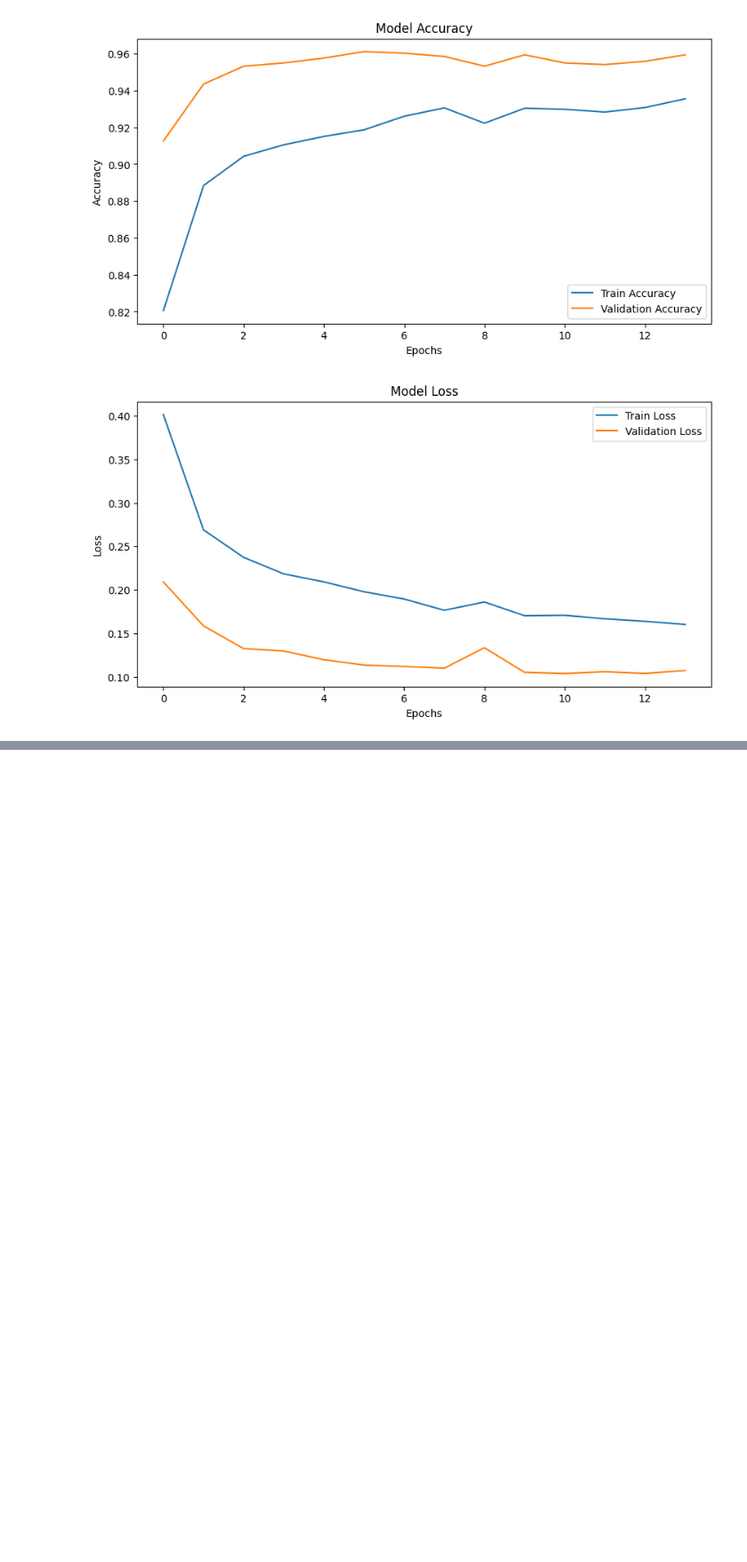
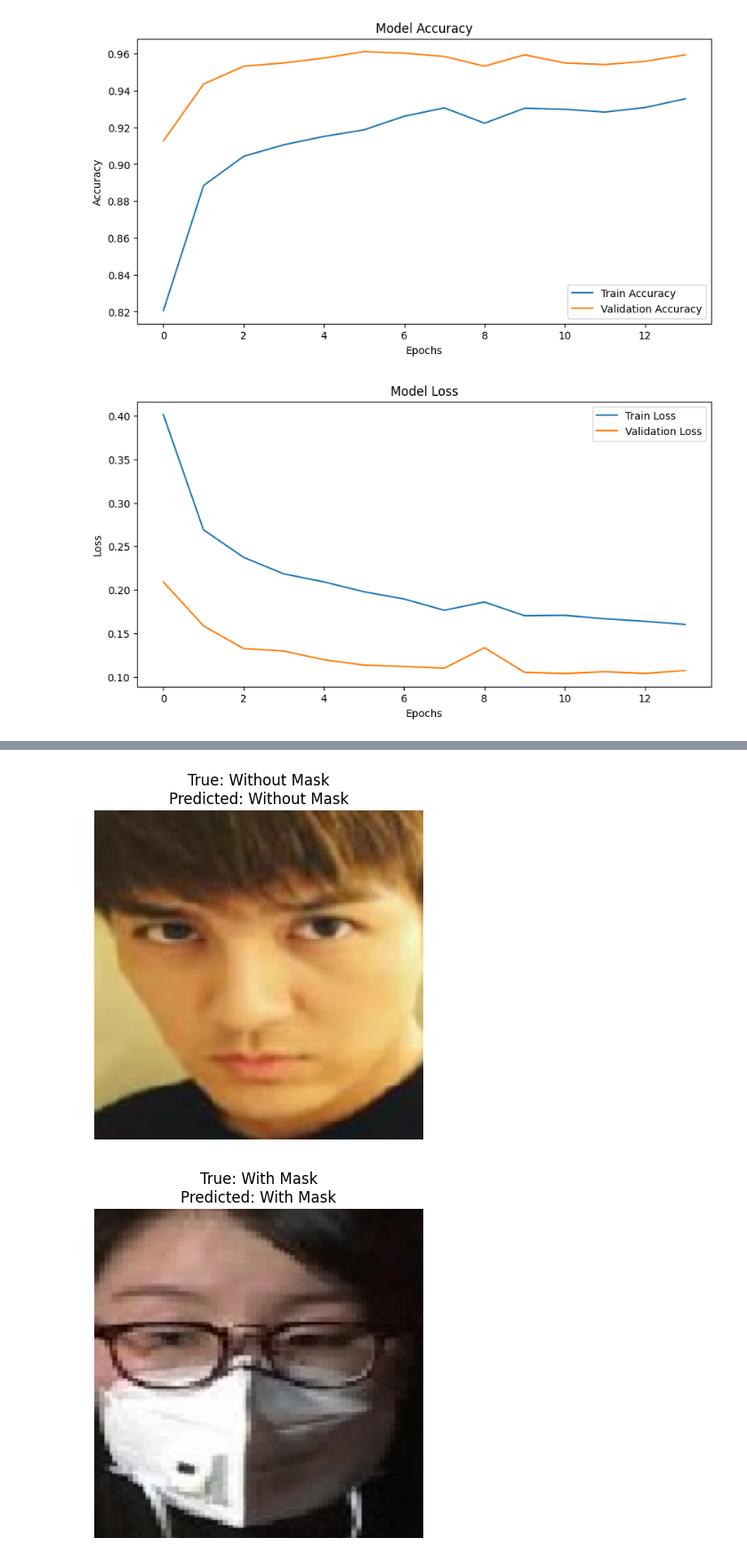
Before and after one commit to FarisAnsara/FaceMaskDetection, a Jupyter notebook: FaceMaskDetetion.ipynb, the cells around one changed output, grey strips where cells are left out. Shown at 89% size. Drawn from its saved outputs; the diff is of its cells as text; code cells hidden in the pictures; blank space fills up the shorter version.

```diff
--- a/FaceMaskDetetion.ipynb
+++ b/FaceMaskDetetion.ipynb
@@ -262,0 +263,8 @@ print(prediction[0][0])
+# %%
+from sklearn.metrics import classification_report
+
+report = classification_report(y_true, y_pred_classes, target_names=test_generator.class_indices.keys())
+print(report)
+
+with open(os.path.join('plots', 'classification_report.txt'), 'w') as f:
+    f.write(report)
@@ -262,0 +280,14 @@ print(prediction[0][0])
+# %%
+import matplotlib.pyplot as plt
+
+x_test, y_test = next(test_generator)
+y_pred_sample = model.predict(x_test)
+
+for i in range(5):
+    plt.imshow(x_test[i])
+    plt.title(f"True: {'With Mask' if y_test[i] == 0 else 'Without Mask'}\n"
+              f"Predicted: {'With Mask' if y_pred_sample[i] < 0.5 else 'Without Mask'}")
+    plt.axis('off')
+    plt.savefig(os.path.join('plots', f'sample_prediction_{i + 1}.png'))
+    plt.show()
+# %% [output]
@@ -262,0 +295,2 @@ print(prediction[0][0])
+[figure, added]
+[figure, added]
```
Also changed, not shown: parts of 21 cells of this notebook, 10 other files.
